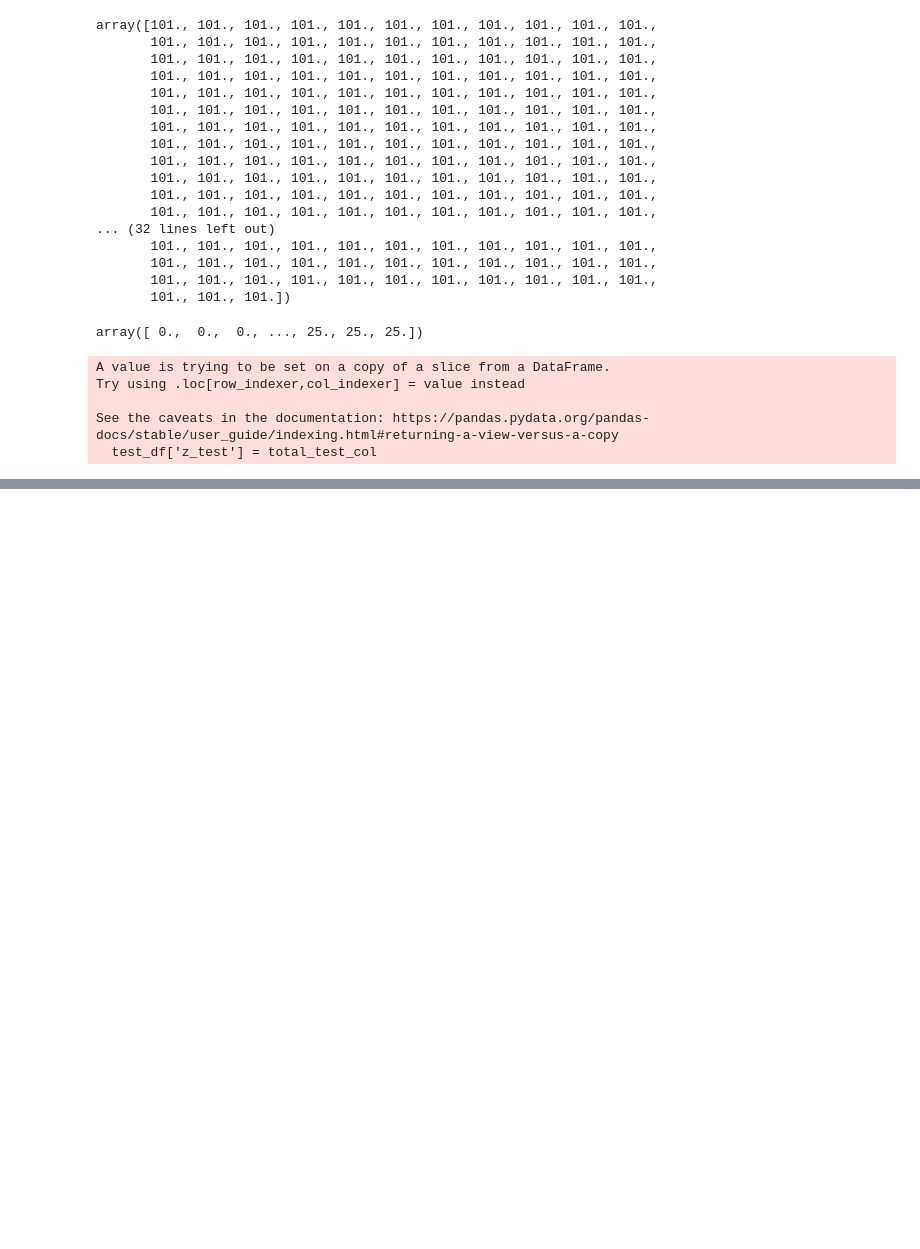
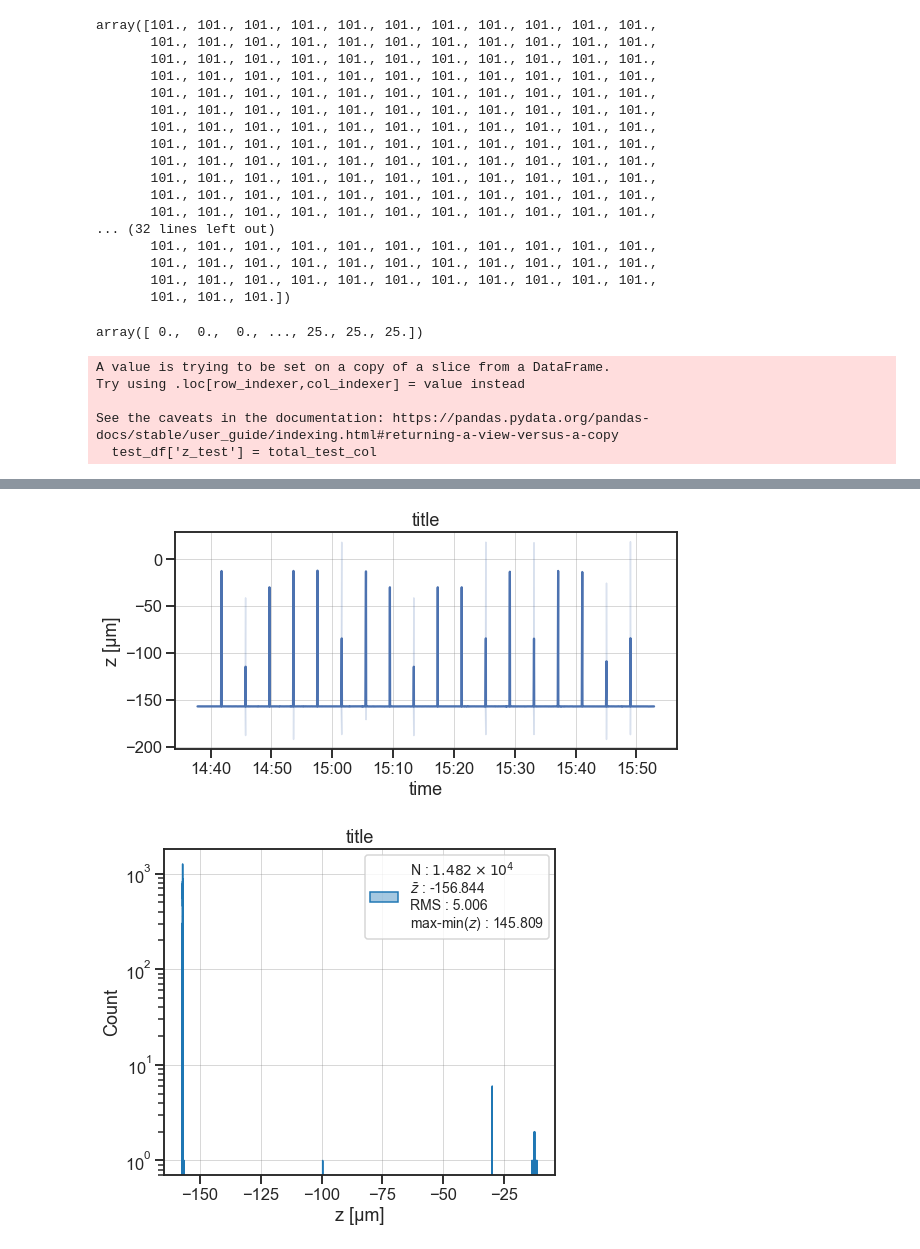
Before and after one commit to dbreitmoser/MADMAX_disk_analysis, a Jupyter notebook: analysis_notebooks/testing_function.ipynb, the cells around one changed output, grey strips where cells are left out. Cells and saved outputs as stored; diff of their text form; code cells hidden in the pictures; blank space fills up the shorter version.

```diff
--- a/analysis_notebooks/testing_function.ipynb
+++ b/analysis_notebooks/testing_function.ipynb
@@ -158,0 +209,3 @@ tdp.full_hexagon_plot(test_df, mode='z_clean', cbar_norm=(-10, 50, 100), size=4)
+# %%
+from pathlib import Path
+measurement_folder  = Path.cwd().parent / 'measurements' / 'steel_disk'
@@ -158,0 +332,2 @@ tdp.full_hexagon_plot(test_df, mode='z_clean', cbar_norm=(-10, 50, 100), size=4)
+# %%
+steel_hand_test = tdu.read_single_measurement(measurement_folder, '20220502_steelplate_01_after_handling.txt')
@@ -158,0 +346,5 @@ tdp.full_hexagon_plot(test_df, mode='z_clean', cbar_norm=(-10, 50, 100), size=4)
+# %%
+tdp.control_plots(steel_hand_test)
+# %% [output]
+[figure, added]
+[figure, added]
```
Also changed, not shown: parts of 65 cells of this notebook.
